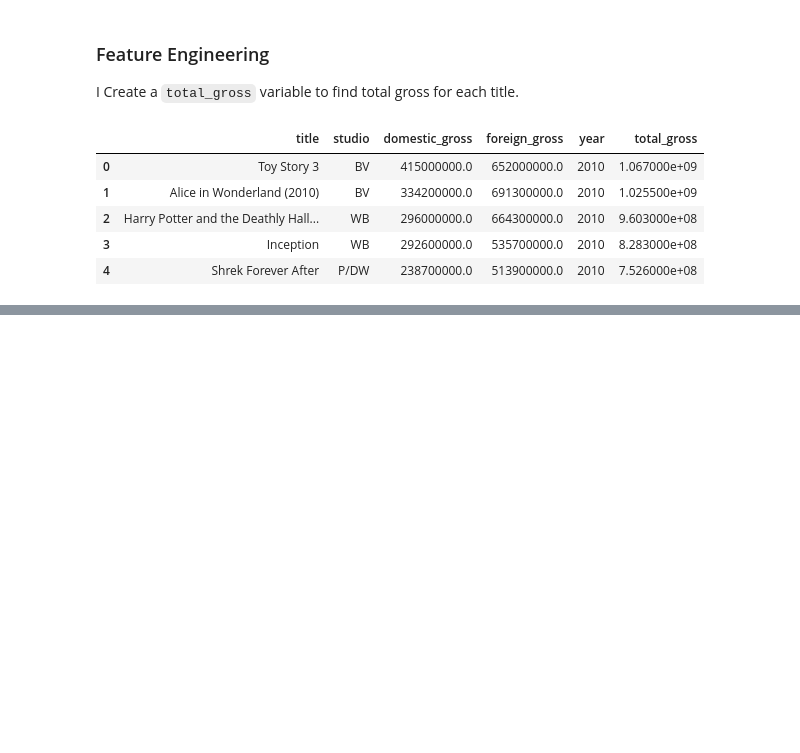
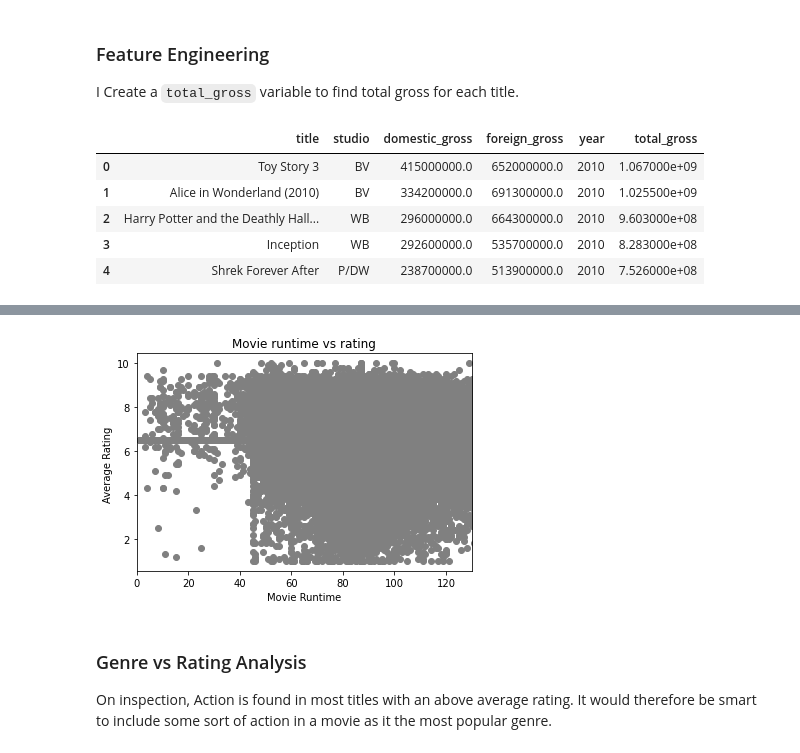
Before and after one commit to OswaldCc/Box-Office-Film-Analysis, a Jupyter notebook: index.ipynb, the cells around one changed output, grey strips where cells are left out. Cells and saved outputs as stored; diff of their text form; code cells hidden in the pictures; blank space fills up the shorter version.

```diff
--- a/index.ipynb
+++ b/index.ipynb
@@ -260,0 +406,20 @@ movie_gross.to_csv('./cleaned_movie_gross.csv')
+# %%
+# Basic scatter plot
+
+fig, ax = plt.subplots()
+
+ax.scatter(
+    x=runtime ,
+    y=rating,
+    color="gray"
+)
+plt.xlim(0,130)
+ax.set_xlabel("Movie Runtime")
+ax.set_ylabel("Average Rating ")
+ax.set_title("Movie runtime vs rating")
+plt.show()
+# %% [output]
+[figure, added]
+# %% [markdown]
+### Genre vs Rating Analysis
+On inspection, Action is found in most titles with an above average rating. It would therefore be smart to include some sort of action in a movie as it the most popular genre.
```
Also changed, not shown: parts of 42 cells of this notebook, 1 other file.
